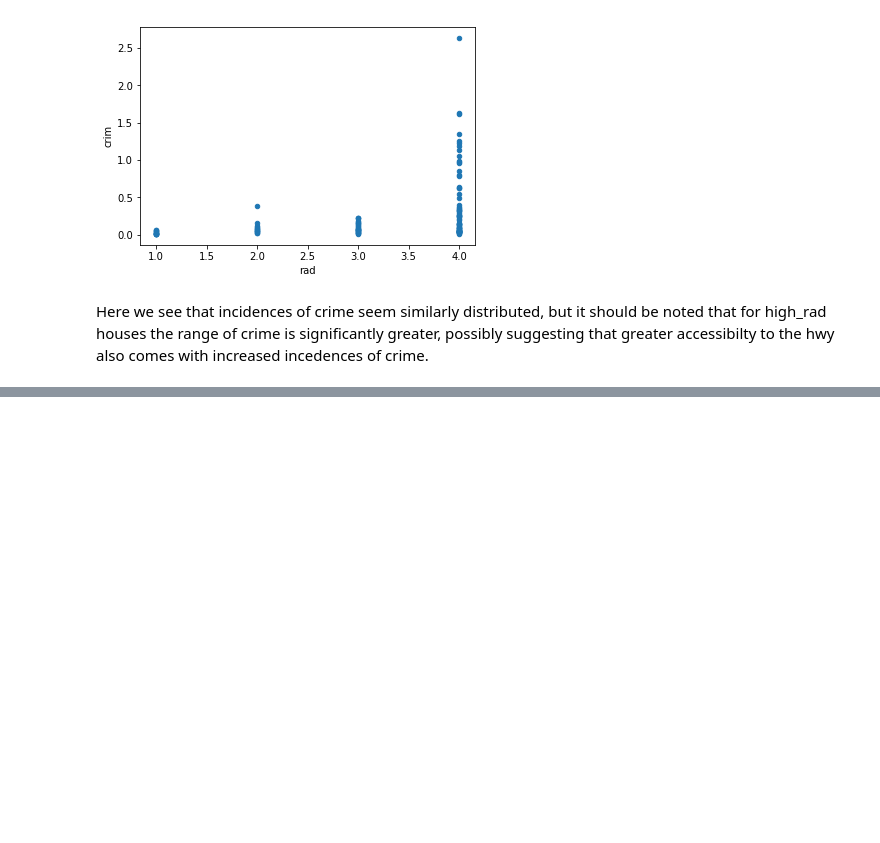
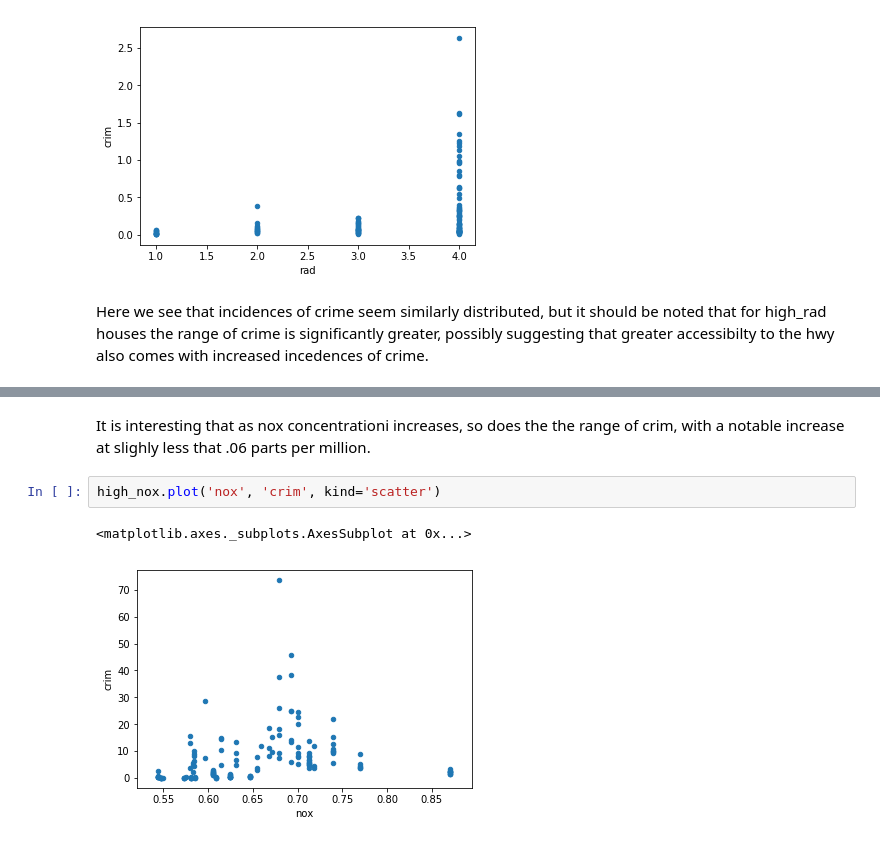
Before and after one commit to rab175/dsc-project-eda-with-pandas-online-ds-pt-071519, a Jupyter notebook: Section04_Project.ipynb, the cells around one changed output, grey strips where cells are left out. Saved outputs shown, nothing was run; the diff lists cells and outputs as text; blank space fills up the shorter version.

```diff
--- a/Section04_Project.ipynb
+++ b/Section04_Project.ipynb
@@ -144,0 +171,7 @@ Here we see that incidences of crime seem similarly distributed, but it should b
+# %% [markdown]
+It is interesting that as nox concentrationi increases, so does the the range of crim, with a notable increase at slighly less that .06 parts per million.
+# %%
+high_nox.plot('nox', 'crim', kind='scatter')
+# %% [output]
+<matplotlib.axes._subplots.AxesSubplot at 0x...>
+[figure, added]
```
Also changed, not shown: parts of 21 cells of this notebook.
